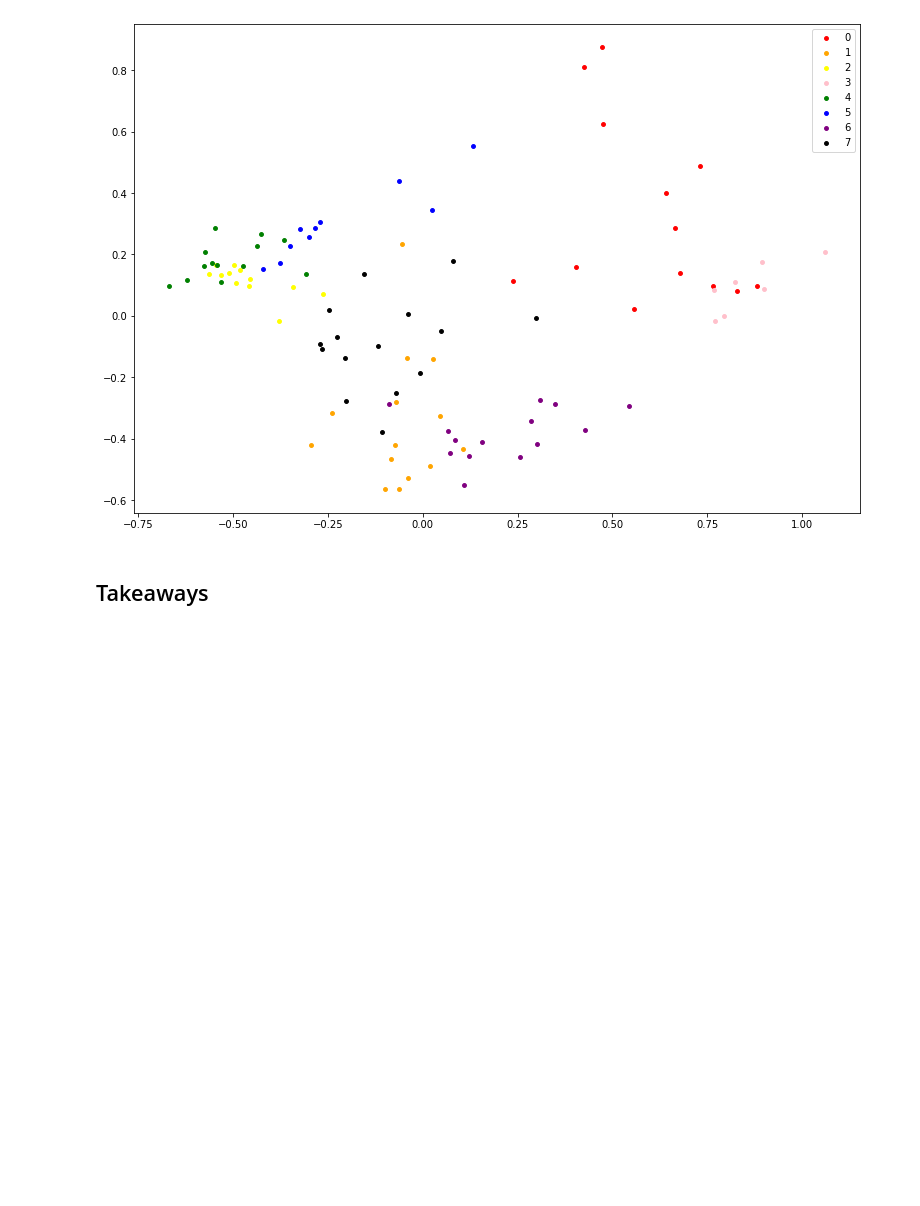
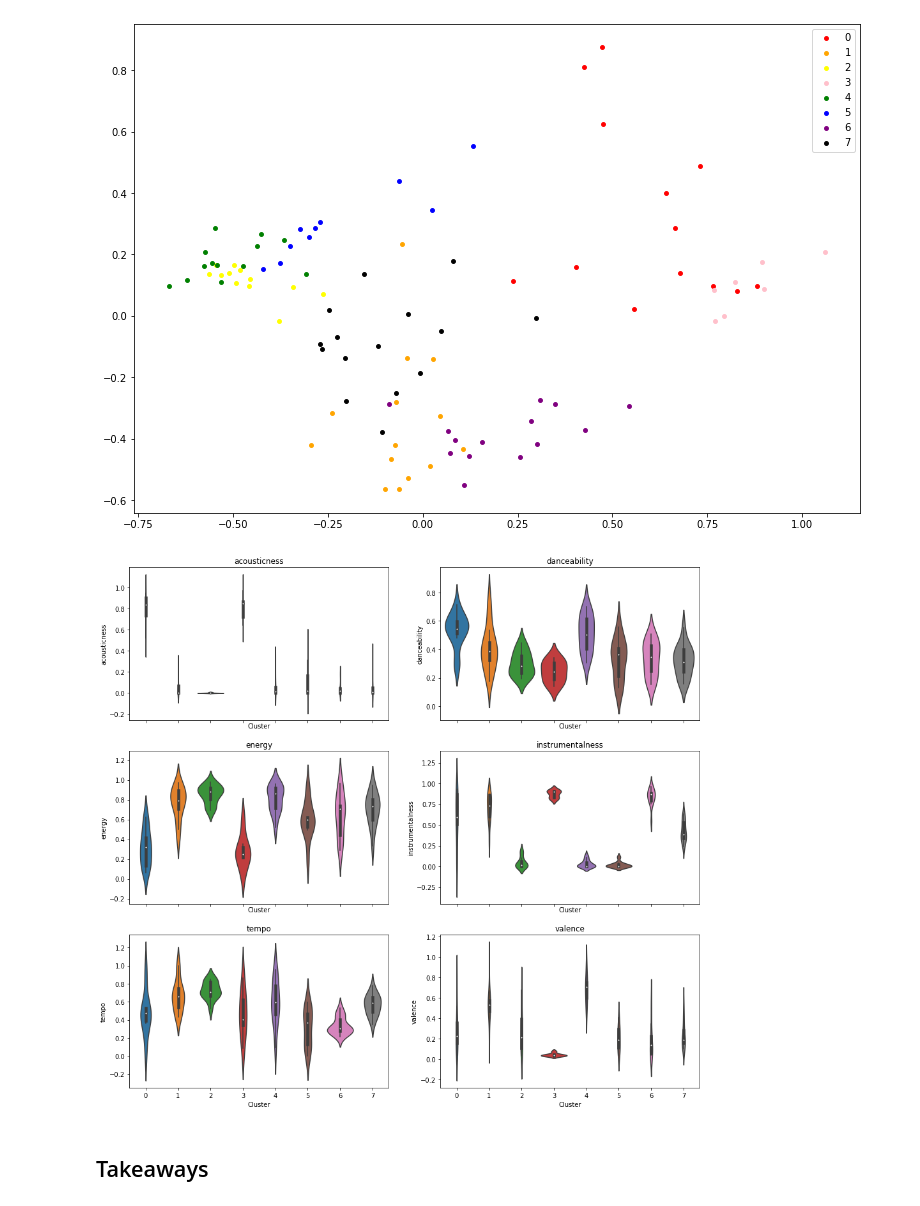
Before and after one commit to oikheloa/oikheloa.github.io, a Jupyter notebook: Final/CMSC320_Final_Project.ipynb, the cells around one changed output. Cells and saved outputs as stored; diff of their text form; code cells hidden in the pictures; blank space fills up the shorter version.

Commit message:
more clustering EDA

```diff
--- a/Final/CMSC320_Final_Project.ipynb
+++ b/Final/CMSC320_Final_Project.ipynb
@@ -106,13 +107,13 @@ Username: 12124976904
 # Histograms
 # Correlation Graphs
 # %%
-fig, axes = plt.subplots(2, 3, sharex=True, figsize=(15,8))
-axes = axes.flatten()
+fig, ax = plt.subplots(2, 3, sharex=True, figsize=(15,8))
+ax = ax.flatten()
 idx = 0
 
 for col in features.columns:
-    axes[idx].hist(features[col])
-    axes[idx].set_title(col + " (mean: " + str(np.round(features[col].mean(), 3)) + ")")
+    ax[idx].hist(features[col])
+    ax[idx].set_title(col + " (mean: " + str(np.round(features[col].mean(), 3)) + ")")
     idx += 1
 # %% [output]
 [figure]
@@ -146,8 +147,9 @@ while (len(clusters.cluster_centers_) > 10):
     pref -= 1
     clusters = cluster.AffinityPropagation(preference=pref).fit(features.values)
 
-cluster_labels = clusters.predict(features)
-print("Number of clusters found: " + str(len(clusters.cluster_centers_)))
+features['Cluster'] = clusters.labels_
+num_clusters = len(clusters.cluster_centers_)
+print("Number of clusters found: " + str(num_clusters))
 # %% [output]
 Number of clusters found: 8
 # %%
@@ -179,5 +182,18 @@ ax.legend()
 # %% [output]
 <matplotlib.legend.Legend at 0x...>
 [figure]
+# %%
+fig, ax = plt.subplots(3, 2, sharex=True, figsize=(16, 15))
+ax = ax.flatten()
+idx = 0
+
+for col in features.loc[:,:'valence'].columns:
+    seaborn.violinplot(features['Cluster'], features[col], ax=ax[idx])
+    ax[idx].set_title(col)
+    idx += 1
+
+#some of these look weird, can mess with it more later
+# %% [output]
+[figure, added]
 # %% [markdown]
 ## Takeaways
```
Also changed, not shown: parts of 3 cells of this notebook.
